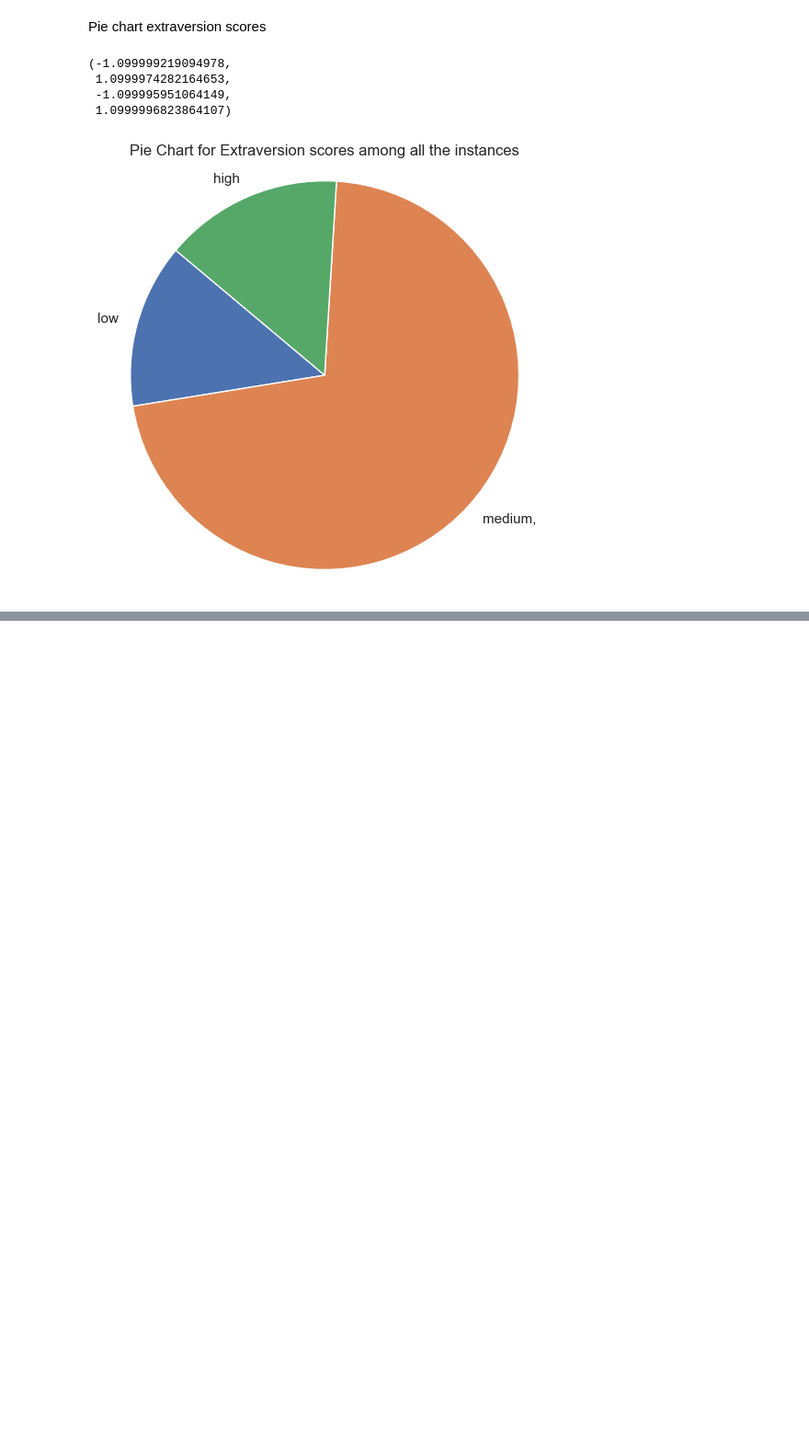
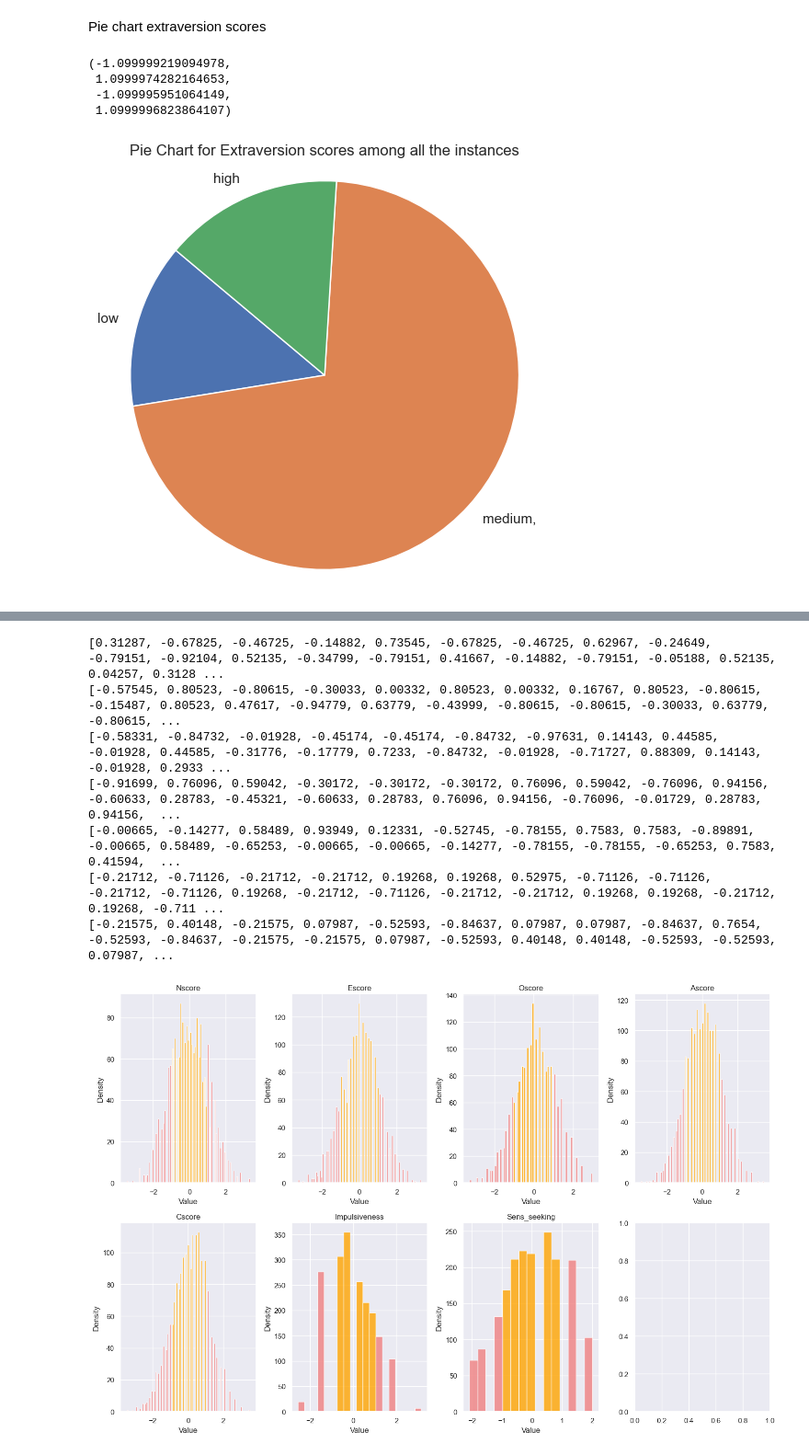
Before and after one commit to Bas-Korver/xai-project, a Jupyter notebook: main.ipynb, the cells around one changed output, grey strips where cells are left out. Shown at 92% size. Drawn from its saved outputs; the diff is of its cells as text; code cells hidden in the pictures; blank space fills up the shorter version.

```diff
--- a/main.ipynb
+++ b/main.ipynb
@@ -177,0 +243,48 @@ for i in range(8, 13):
+# %%
+
+
+
+
+
+fig, axes = plt.subplots(2, 4, figsize=(15, 10))
+
+for idx, ((score, (mean, std_dev, min_val, max_val)), ax) in enumerate(zip(scores.items(), axes.flatten())):
+    samples = [float(row[idx+1]) for row in dataset]
+
+    num_unique_elem = len(set(samples))
+
+    #set number of bars and bar width
+
+    bar_width = 3/num_unique_elem
+    num_bins =  int((max_val - min_val) / bar_width) + 1
+    bins = [min_val + i * bar_width for i in range(num_bins + 1)]
+
+
+    # Filter values within one standard deviation
+    in_range = [val for  val in samples if mean - std_dev <= val <= mean + std_dev]
+
+    # Filter values outside one standard deviation
+    out_range = [val for  val in samples if val < mean - std_dev or val > mean + std_dev]
+
+    # Plot bars within one standard deviation in one color
+    ax.hist(in_range, bins=bins, alpha=0.8, color='orange')
+    print(in_range)
+    # Plot bars outside one standard deviation in another color
+    ax.hist(out_range, bins=bins, alpha=0.8, color='lightcoral')
+
+    ax.set_title(score)
+    ax.set_xlabel('Value')
+    ax.set_ylabel('Density')
+    ax.grid(True)
+
+plt.tight_layout()
+plt.show()
+# %% [output]
+[0.31287, -0.67825, -0.46725, -0.14882, 0.73545, -0.67825, -0.46725, 0.62967, -0.24649, -0.79151, -0.92104, 0.52135, -0.34799, -0.79151, 0.41667, -0.14882, -0.79151, -0.05188, 0.52135, 0.04257, 0.3128 ...
+[-0.57545, 0.80523, -0.80615, -0.30033, 0.00332, 0.80523, 0.00332, 0.16767, 0.80523, -0.80615, -0.15487, 0.80523, 0.47617, -0.94779, 0.63779, -0.43999, -0.80615, -0.80615, -0.30033, 0.63779, -0.80615, ...
+[-0.58331, -0.84732, -0.01928, -0.45174, -0.45174, -0.84732, -0.97631, 0.14143, 0.44585, -0.01928, 0.44585, -0.31776, -0.17779, 0.7233, -0.84732, -0.01928, -0.71727, 0.88309, 0.14143, -0.01928, 0.2933 ...
+[-0.91699, 0.76096, 0.59042, -0.30172, -0.30172, -0.30172, 0.76096, 0.59042, -0.76096, 0.94156, -0.60633, 0.28783, -0.45321, -0.60633, 0.28783, 0.76096, 0.94156, -0.76096, -0.01729, 0.28783, 0.94156,  ...
+[-0.00665, -0.14277, 0.58489, 0.93949, 0.12331, -0.52745, -0.78155, 0.7583, 0.7583, -0.89891, -0.00665, 0.58489, -0.65253, -0.00665, -0.00665, -0.14277, -0.78155, -0.78155, -0.65253, 0.7583, 0.41594,  ...
+[-0.21712, -0.71126, -0.21712, -0.21712, 0.19268, 0.19268, 0.52975, -0.71126, -0.71126, -0.21712, -0.71126, 0.19268, -0.21712, -0.71126, -0.21712, -0.21712, 0.19268, 0.19268, -0.21712, 0.19268, -0.711 ...
+[-0.21575, 0.40148, -0.21575, 0.07987, -0.52593, -0.84637, 0.07987, 0.07987, -0.84637, 0.7654, -0.52593, -0.84637, -0.21575, -0.21575, 0.07987, -0.52593, 0.40148, 0.40148, -0.52593, -0.52593, 0.07987, ...
+[figure, added]
```
Also changed, not shown: parts of 7 cells of this notebook, 1 other file.
